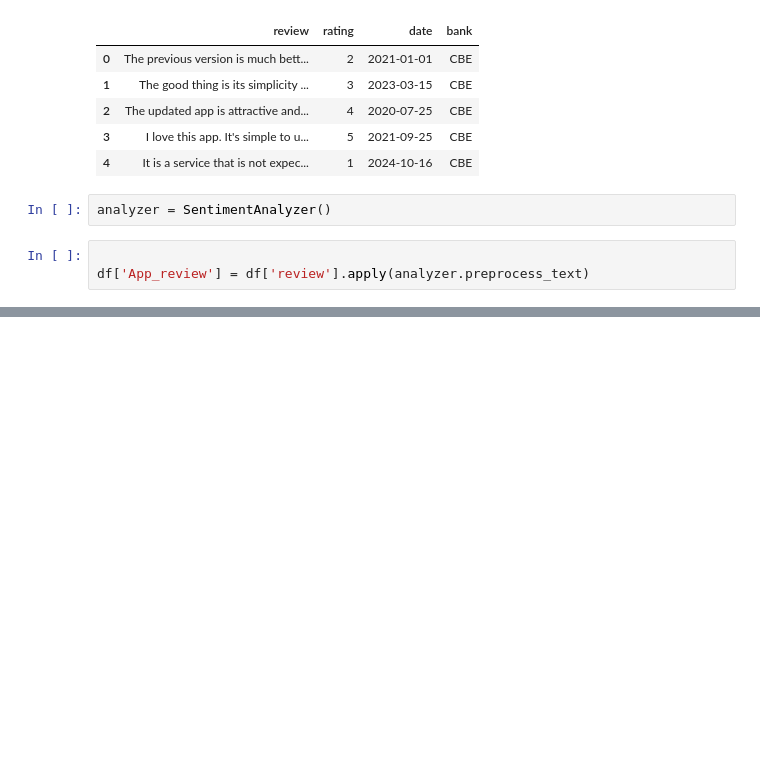
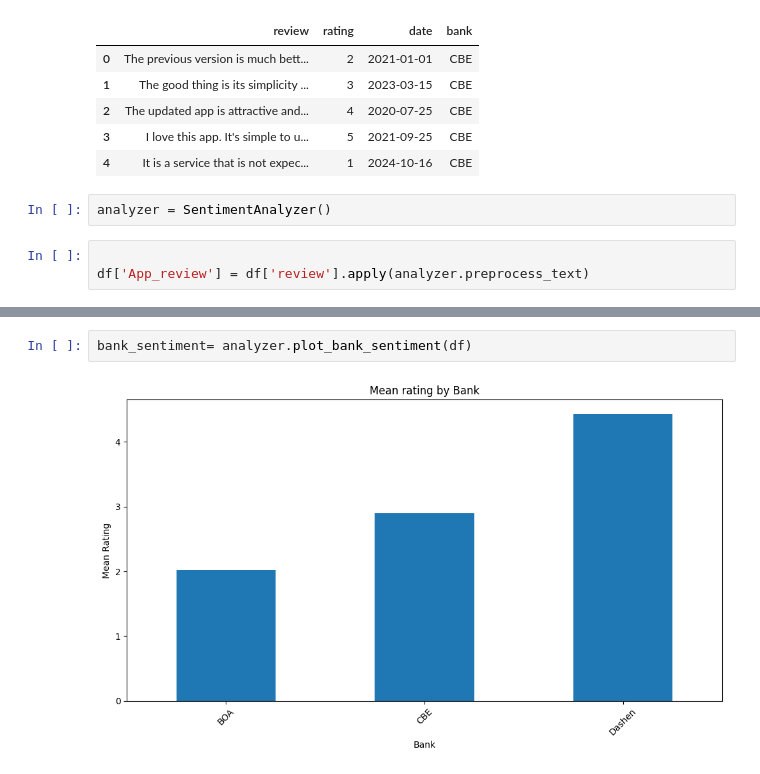
Before and after one commit to abdurezakarage/Customer-Experience-Analytics, a Jupyter notebook: notebooks/sentimentAnalzyzer.ipynb, the cells around one changed output, grey strips where cells are left out. Cells and saved outputs as stored; diff of their text form; blank space fills up the shorter version.

```diff
--- a/notebooks/sentimentAnalzyzer.ipynb
+++ b/notebooks/sentimentAnalzyzer.ipynb
@@ -75,0 +108,4 @@ Top Keywords: ['account' 'always' 'app' 'application' 'bank' 'banking' 'best' 'b
+# %%
+bank_sentiment= analyzer.plot_bank_sentiment(df)
+# %% [output]
+[figure, added]
```
Also changed, not shown: parts of 14 cells of this notebook.
